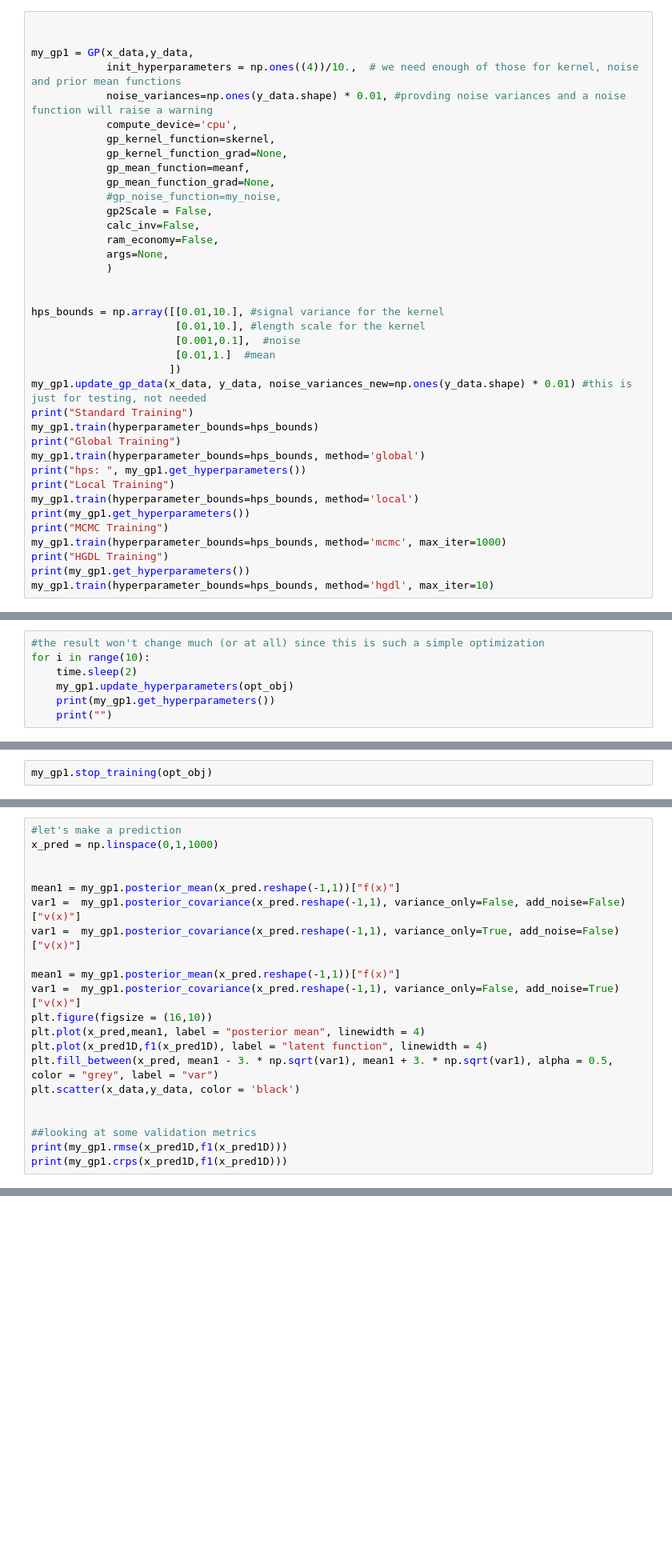
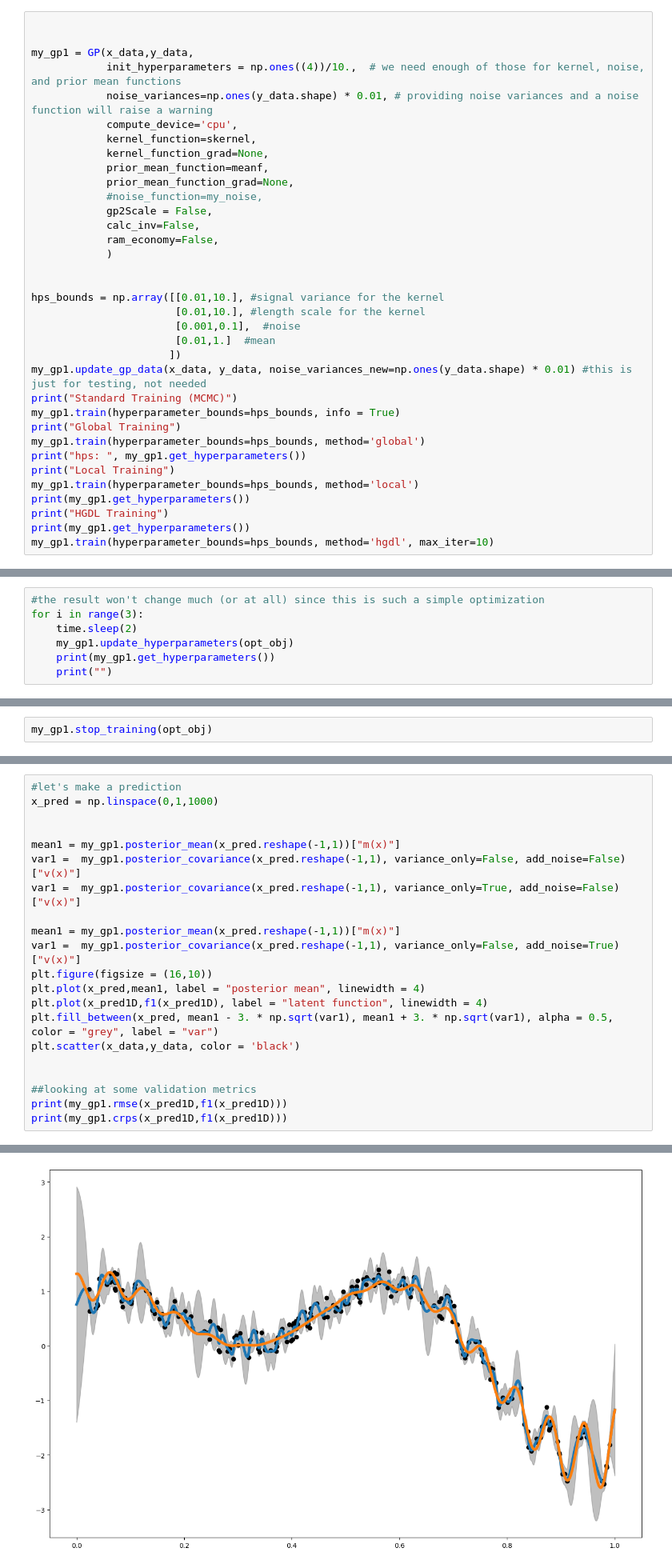
Before and after one commit to lbl-camera/fvGP, a Jupyter notebook: docs/source/examples/SingleTaskTest.ipynb, the cells around one changed output, grey strips where cells are left out. Shown at 80% size. Drawn from its saved outputs; the diff is of its cells as text; blank space fills up the shorter version.

```diff
--- a/docs/source/examples/SingleTaskTest.ipynb
+++ b/docs/source/examples/SingleTaskTest.ipynb
@@ -62,18 +69,17 @@ plt.plot(x_pred1D,meanf(x_pred1D, np.array([1.,1.,5.0,2.])), color = 'orange', l
 
 
 my_gp1 = GP(x_data,y_data,
-            init_hyperparameters = np.ones((4))/10.,  # we need enough of those for kernel, noise and prior mean functions
-            noise_variances=np.ones(y_data.shape) * 0.01, #provding noise variances and a noise function will raise a warning
+            init_hyperparameters = np.ones((4))/10.,  # we need enough of those for kernel, noise, and prior mean functions
+            noise_variances=np.ones(y_data.shape) * 0.01, # providing noise variances and a noise function will raise a warning
             compute_device='cpu',
-            gp_kernel_function=skernel,
-            gp_kernel_function_grad=None,
-            gp_mean_function=meanf,
-            gp_mean_function_grad=None,
-            #gp_noise_function=my_noise,
+            kernel_function=skernel,
+            kernel_function_grad=None,
+            prior_mean_function=meanf,
+            prior_mean_function_grad=None,
+            #noise_function=my_noise,
             gp2Scale = False,
             calc_inv=False,
             ram_economy=False,
-            args=None,
             )
 
 
@@ -83,16 +89,14 @@ hps_bounds = np.array([[0.01,10.], #signal variance for the kernel
                        [0.01,1.]  #mean
                       ])
 my_gp1.update_gp_data(x_data, y_data, noise_variances_new=np.ones(y_data.shape) * 0.01) #this is just for testing, not needed
-print("Standard Training")
-my_gp1.train(hyperparameter_bounds=hps_bounds)
+print("Standard Training (MCMC)")
+my_gp1.train(hyperparameter_bounds=hps_bounds, info = True)
 print("Global Training")
 my_gp1.train(hyperparameter_bounds=hps_bounds, method='global')
 print("hps: ", my_gp1.get_hyperparameters())
 print("Local Training")
 my_gp1.train(hyperparameter_bounds=hps_bounds, method='local')
 print(my_gp1.get_hyperparameters())
-print("MCMC Training")
-my_gp1.train(hyperparameter_bounds=hps_bounds, method='mcmc', max_iter=1000)
 print("HGDL Training")
 print(my_gp1.get_hyperparameters())
 my_gp1.train(hyperparameter_bounds=hps_bounds, method='hgdl', max_iter=10)
@@ -106,6 +139,6 @@ opt_obj = my_gp1.train_async(hyperparameter_bounds=hps_bounds)
 # %%
 #the result won't change much (or at all) since this is such a simple optimization
-for i in range(10):
+for i in range(3):
     time.sleep(2)
     my_gp1.update_hyperparameters(opt_obj)
     print(my_gp1.get_hyperparameters())
@@ -119,11 +158,11 @@ my_gp1.stop_training(opt_obj)
 x_pred = np.linspace(0,1,1000)
 
 
-mean1 = my_gp1.posterior_mean(x_pred.reshape(-1,1))["f(x)"]
+mean1 = my_gp1.posterior_mean(x_pred.reshape(-1,1))["m(x)"]
 var1 =  my_gp1.posterior_covariance(x_pred.reshape(-1,1), variance_only=False, add_noise=False)["v(x)"]
 var1 =  my_gp1.posterior_covariance(x_pred.reshape(-1,1), variance_only=True, add_noise=False)["v(x)"]
 
-mean1 = my_gp1.posterior_mean(x_pred.reshape(-1,1))["f(x)"]
+mean1 = my_gp1.posterior_mean(x_pred.reshape(-1,1))["m(x)"]
 var1 =  my_gp1.posterior_covariance(x_pred.reshape(-1,1), variance_only=False, add_noise=True)["v(x)"]
 plt.figure(figsize = (16,10))
 plt.plot(x_pred,mean1, label = "posterior mean", linewidth = 4)
@@ -135,3 +174,4 @@ plt.scatter(x_data,y_data, color = 'black')
 ##looking at some validation metrics
 print(my_gp1.rmse(x_pred1D,f1(x_pred1D)))
 print(my_gp1.crps(x_pred1D,f1(x_pred1D)))
+# %% [output]
@@ -138,3 +180,4 @@ print(my_gp1.crps(x_pred1D,f1(x_pred1D)))
+[figure, added]
 # %% [markdown]
 ## Predicted Information Gain
 # %%
```
Also changed, not shown: parts of 9 cells of this notebook, 17 other files.
